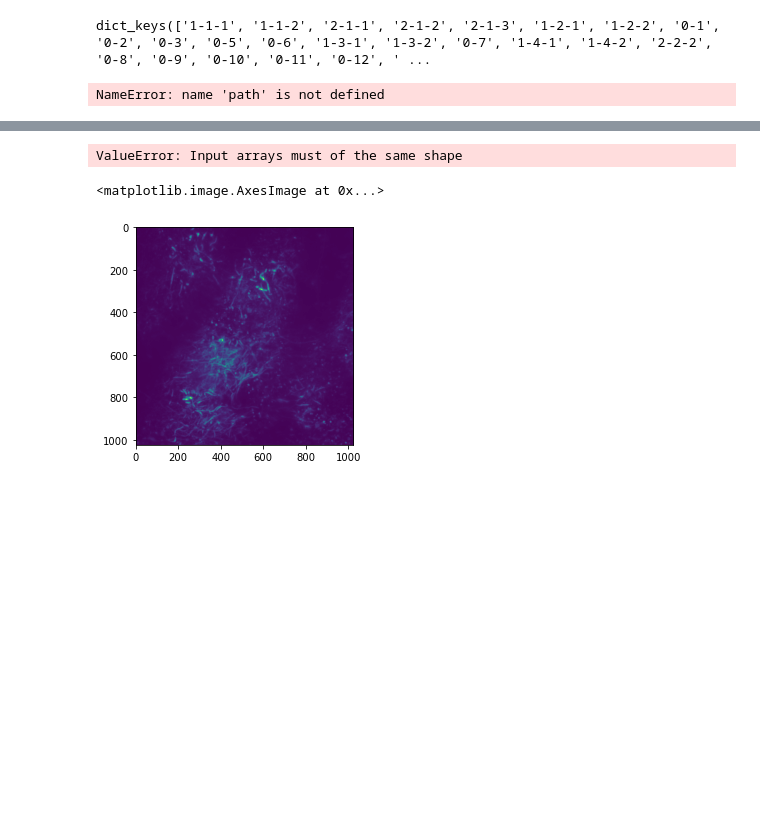
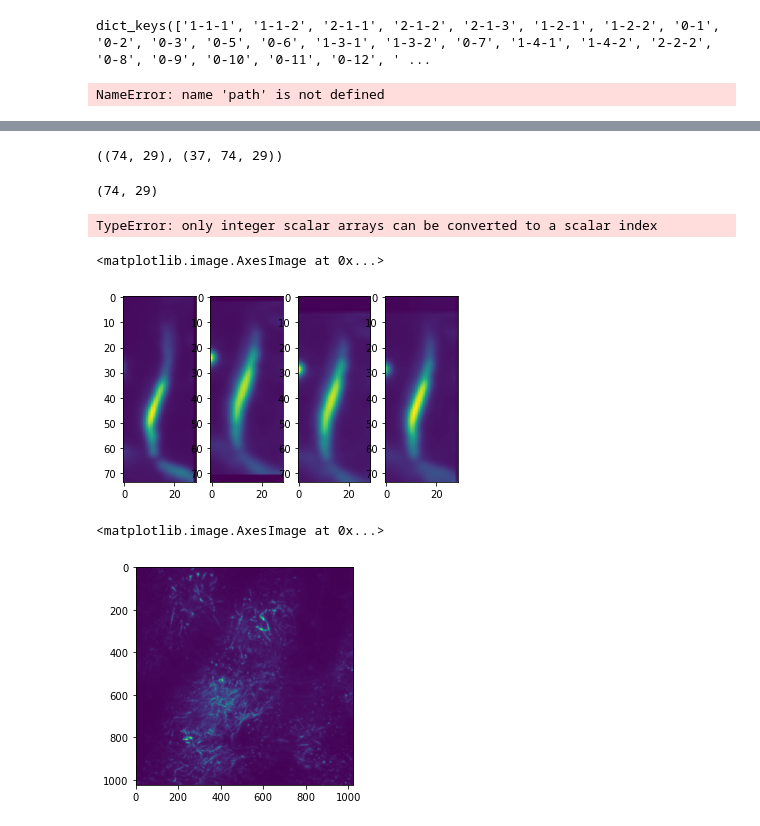
Before and after one commit to Spruce-tone/myelin_registration, a Jupyter notebook: test.ipynb, the cells around one changed output, grey strips where cells are left out. Drawn from its saved outputs; the diff is of its cells as text; code cells hidden in the pictures; blank space fills up the shorter version.

```diff
--- a/test.ipynb
+++ b/test.ipynb
@@ -97,9 +75,29 @@ transformations = {
 }
 # %%
 sr = StackReg(StackReg.RIGID_BODY)
-reg = sr.register_transform(ii.mean(axis=0)[:100, :100], ii.mean(axis=0)[:120, :120])
+reg = sr.register_transform(aaa[0].mean(axis=0), aaa[1].mean(axis=0))
-# %% [output]
-ValueError: Input arrays must of the same shape
+# %%
+reg.shape, aaa[0].shape
+# %% [output]
+((74, 29), (37, 74, 29))
+# %%
+np.array([reg, aaa[0].mean(axis=0)]).mean(axis=0).shape
+# %% [output]
+(74, 29)
+# %%
+np.mean(np.array([reg, aaa[0]]))
+# %% [output]
+TypeError: only integer scalar arrays can be converted to a scalar index
+# %%
+fig, ax = plt.subplots(ncols=4, nrows=1)
+ax[0].imshow(aaa[0].mean(axis=0))
+ax[1].imshow(aaa[1].mean(axis=0))
+ax[2].imshow(reg)
+ax[3].imshow(np.array([reg, aaa[0].mean(axis=0)]).mean(axis=0))
+# plt.imshow(aaa[1].mean(axis=0))
+# %% [output]
+<matplotlib.image.AxesImage at 0x...>
+[figure, added]
 # %%
 f, ax = plt.subplots(5, 2, figsize=(16, 18))
 
```
Also changed, not shown: parts of 11 cells of this notebook, 2 other files.
